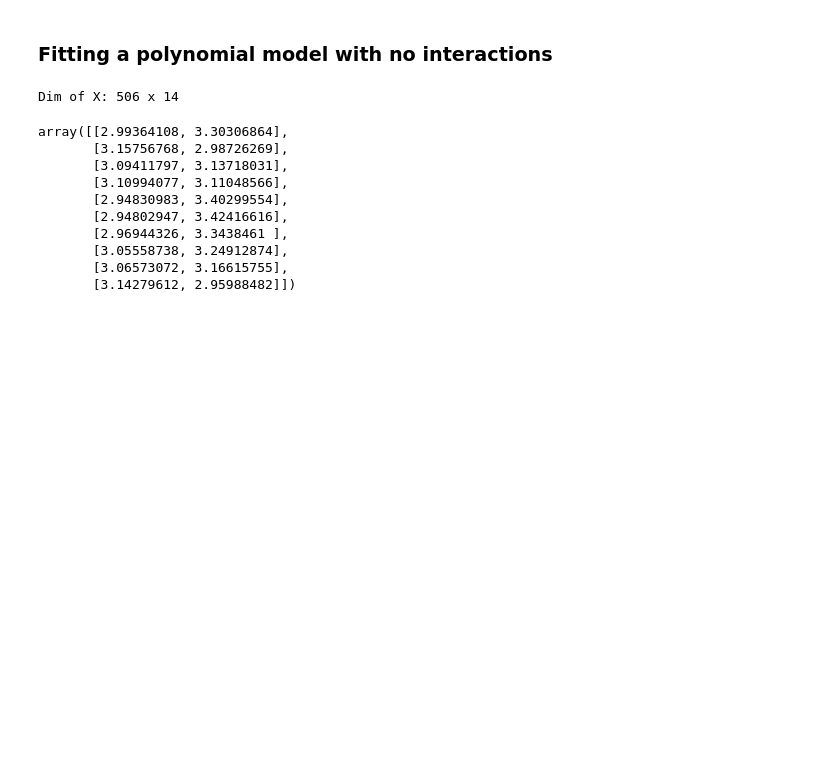
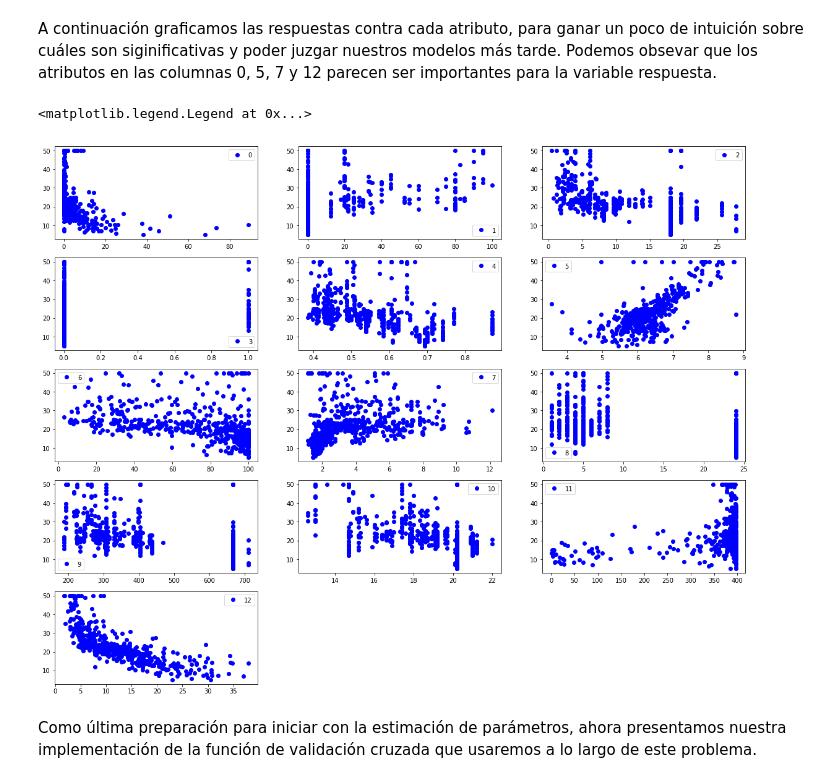
Before and after one commit to erickgrm/machine-learning, a Jupyter notebook: tareas/tarea3/problema1_t2.ipynb, the cells around one changed output. Cells and saved outputs as stored; diff of their text form; code cells hidden in the pictures; blank space fills up the shorter version.

```diff
--- a/tareas/tarea3/problema1_t2.ipynb
+++ b/tareas/tarea3/problema1_t2.ipynb
@@ -27,0 +41,6 @@ Debajo calculamos $a_{lsq}$.
+# %%
+# Extrae matriz de features y vector de respuestas
+X = data.values[0:,:-1]
+y = data.values[0:,-1]
+print("El formato de los datos en la matriz de atributos:\n\n", X[:5])
+print("\nEl formato del vector de respuestas:", y[:5])
@@ -28,12 +67,18 @@ Debajo calculamos $a_{lsq}$.
+# %% [markdown]
+A continuación graficamos las respuestas contra cada atributo, para ganar un poco de intuición sobre cuáles son siginificativas y poder juzgar nuestros modelos más tarde. Podemos obsevar que los atributos en las columnas 0, 5, 7 y 12 parecen ser importantes para la variable respuesta.
 # %%
-#gs = plt.GridSpec(5,3)
-#fig = plt.figure(figsize=(16,16))
-#for i in range(0,4):
-#    for j in range(0,3):
-#        fig.add_subplot(gs[i,j]).plot(X[0:,(3*i)+j], y, 'ko', label = (3*i)+j)
-#        plt.legend()
-#fig.add_subplot(gs[4,0]).plot(X[0:,12], y, 'ko', label = 12)
-#plt.legend()
-#fig.add_subplot(gs[4,1]).plot(y, y, 'ko', label = 13)
-#plt.legend()
+gs = plt.GridSpec(5,3)
+fig = plt.figure(figsize=(20,16))
+for i in range(0,4):
+    for j in range(0,3):
+        fig.add_subplot(gs[i,j]).plot(X[0:,(3*i)+j], y, 'bo', label = (3*i)+j) #%0.4f" % auc_spam_logit
+        plt.legend()
+
+fig.add_subplot(gs[4,0]).plot(X[0:,12], y, 'bo', label = 12)
+plt.legend()
+# %% [output]
+<matplotlib.legend.Legend at 0x...>
+[figure, added]
+# %% [markdown]
+Como última preparación para iniciar con la estimación de parámetros, ahora presentamos nuestra implementación de la función de validación cruzada que usaremos a lo largo de este problema.
 # %%
@@ -57,26 +101,2 @@ def cvk(model, Matrix, k):
 
     return cv_results
-# %% [markdown]
-### Fitting a polynomial model with no interactions
-# %%
-# Example of building model matrix using a polynomial expansion of degree d
-d = 1
-X = cr.modelMatrix(data.values[0:,:-1],d)
-y = data.values[0:,-1]
-print("Dim of X:", len(X),"x",len(X[0]))
-from sklearn import linear_model
-dmodel = linear_model.LinearRegression()
-dmodel.fit(X,y)
-cvk(dmodel, np.column_stack((X, y)), 10)
-# %% [output]
-Dim of X: 506 x 14
-array([[2.99364108, 3.30306864],
-       [3.15756768, 2.98726269],
-       [3.09411797, 3.13718031],
-       [3.10994077, 3.11048566],
-       [2.94830983, 3.40299554],
-       [2.94802947, 3.42416616],
-       [2.96944326, 3.3438461 ],
-       [3.05558738, 3.24912874],
-       [3.06573072, 3.16615755],
-       [3.14279612, 2.95988482]])
```
Also changed, not shown: parts of 17 cells of this notebook, 6 other files.
